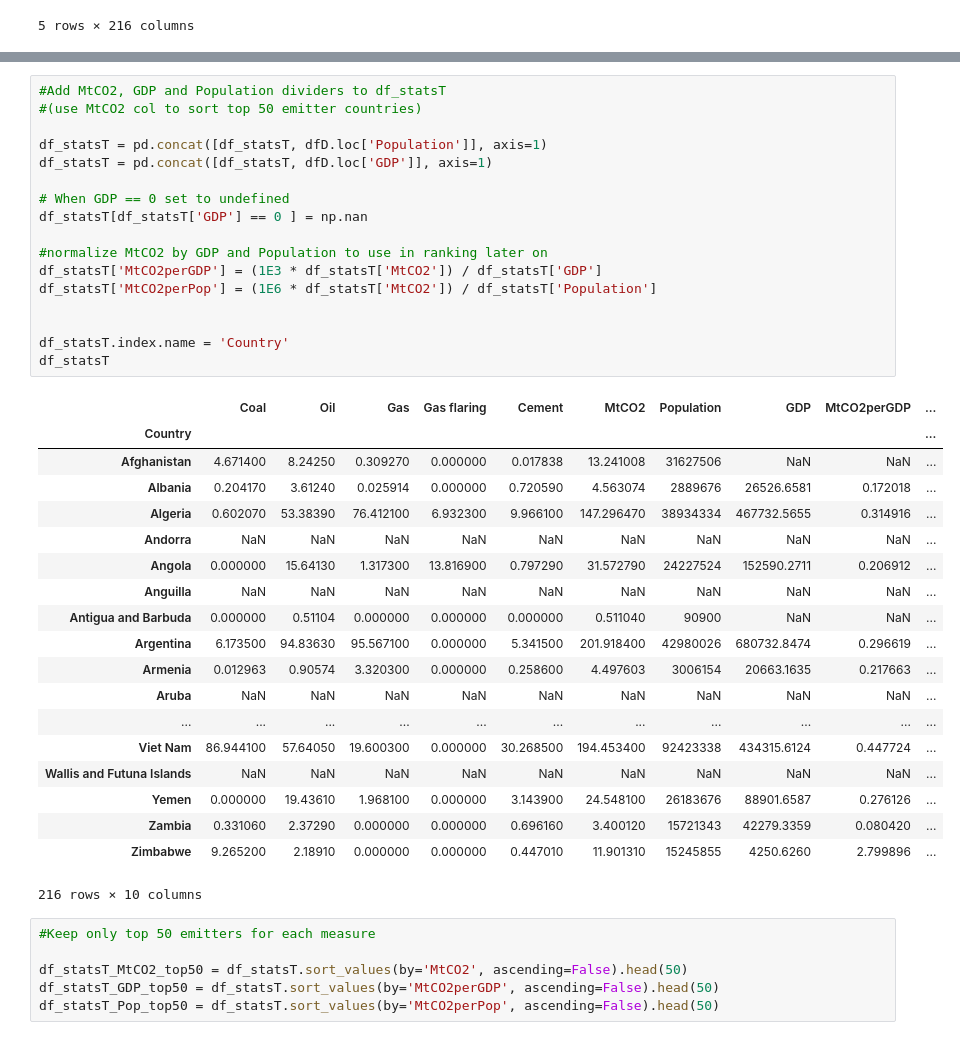
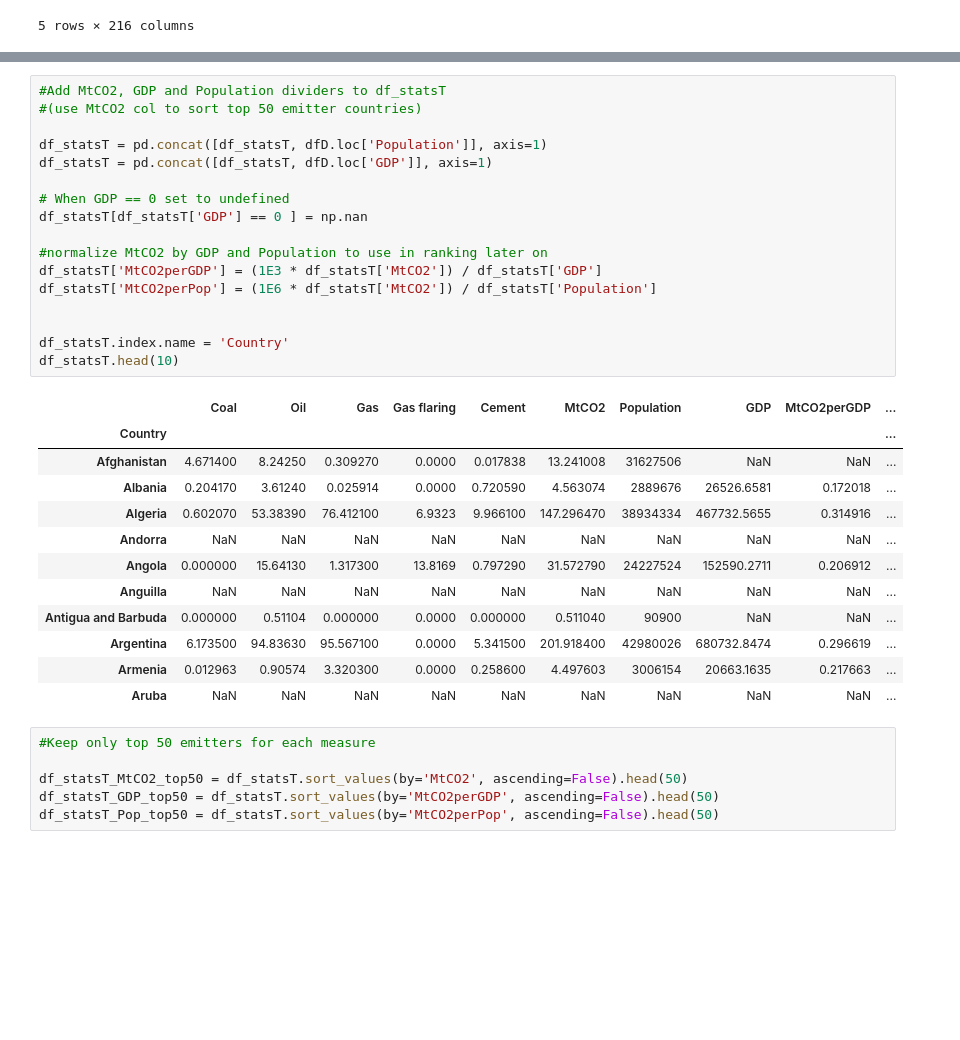
Before and after one commit to KatiRG/CO2Sankey, a Jupyter notebook: Build_countriesonly_stackedbar.ipynb, the cells around one changed output, grey strips where cells are left out. Saved outputs shown, nothing was run; the diff lists cells and outputs as text; blank space fills up the shorter version.

```diff
--- a/Build_countriesonly_stackedbar.ipynb
+++ b/Build_countriesonly_stackedbar.ipynb
@@ -148,40 +144,33 @@ df_statsT
 # %%
 #Add MtCO2, GDP and Population dividers to df_statsT
 #(use MtCO2 col to sort top 50 emitter countries)
 
 df_statsT = pd.concat([df_statsT, dfD.loc['Population']], axis=1)
 df_statsT = pd.concat([df_statsT, dfD.loc['GDP']], axis=1)
 
 # When GDP == 0 set to undefined
 df_statsT[df_statsT['GDP'] == 0 ] = np.nan
 
 #normalize MtCO2 by GDP and Population to use in ranking later on
 df_statsT['MtCO2perGDP'] = (1E3 * df_statsT['MtCO2']) / df_statsT['GDP']
 df_statsT['MtCO2perPop'] = (1E6 * df_statsT['MtCO2']) / df_statsT['Population']
 
 
 df_statsT.index.name = 'Country'
-df_statsT
+df_statsT.head(10)
 # %% [output]
 |  | Coal | Oil | Gas | Gas flaring | Cement | MtCO2 | Population | GDP | MtCO2perGDP | ... |
 | Country |  |  |  |  |  |  |  |  |  | ... |
-| Afghanistan | 4.671400 | 8.24250 | 0.309270 | 0.000000 | 0.017838 | 13.241008 | 31627506 | NaN | NaN | ... |
-| Albania | 0.204170 | 3.61240 | 0.025914 | 0.000000 | 0.720590 | 4.563074 | 2889676 | 26526.6581 | 0.172018 | ... |
-| Algeria | 0.602070 | 53.38390 | 76.412100 | 6.932300 | 9.966100 | 147.296470 | 38934334 | 467732.5655 | 0.314916 | ... |
+| Afghanistan | 4.671400 | 8.24250 | 0.309270 | 0.0000 | 0.017838 | 13.241008 | 31627506 | NaN | NaN | ... |
+| Albania | 0.204170 | 3.61240 | 0.025914 | 0.0000 | 0.720590 | 4.563074 | 2889676 | 26526.6581 | 0.172018 | ... |
+| Algeria | 0.602070 | 53.38390 | 76.412100 | 6.9323 | 9.966100 | 147.296470 | 38934334 | 467732.5655 | 0.314916 | ... |
 | Andorra | NaN | NaN | NaN | NaN | NaN | NaN | NaN | NaN | NaN | ... |
-| Angola | 0.000000 | 15.64130 | 1.317300 | 13.816900 | 0.797290 | 31.572790 | 24227524 | 152590.2711 | 0.206912 | ... |
+| Angola | 0.000000 | 15.64130 | 1.317300 | 13.8169 | 0.797290 | 31.572790 | 24227524 | 152590.2711 | 0.206912 | ... |
 | Anguilla | NaN | NaN | NaN | NaN | NaN | NaN | NaN | NaN | NaN | ... |
-| Antigua and Barbuda | 0.000000 | 0.51104 | 0.000000 | 0.000000 | 0.000000 | 0.511040 | 90900 | NaN | NaN | ... |
-| Argentina | 6.173500 | 94.83630 | 95.567100 | 0.000000 | 5.341500 | 201.918400 | 42980026 | 680732.8474 | 0.296619 | ... |
-| Armenia | 0.012963 | 0.90574 | 3.320300 | 0.000000 | 0.258600 | 4.497603 | 3006154 | 20663.1635 | 0.217663 | ... |
+| Antigua and Barbuda | 0.000000 | 0.51104 | 0.000000 | 0.0000 | 0.000000 | 0.511040 | 90900 | NaN | NaN | ... |
+| Argentina | 6.173500 | 94.83630 | 95.567100 | 0.0000 | 5.341500 | 201.918400 | 42980026 | 680732.8474 | 0.296619 | ... |
+| Armenia | 0.012963 | 0.90574 | 3.320300 | 0.0000 | 0.258600 | 4.497603 | 3006154 | 20663.1635 | 0.217663 | ... |
 | Aruba | NaN | NaN | NaN | NaN | NaN | NaN | NaN | NaN | NaN | ... |
-| ... | ... | ... | ... | ... | ... | ... | ... | ... | ... | ... |
-| Viet Nam | 86.944100 | 57.64050 | 19.600300 | 0.000000 | 30.268500 | 194.453400 | 92423338 | 434315.6124 | 0.447724 | ... |
-| Wallis and Futuna Islands | NaN | NaN | NaN | NaN | NaN | NaN | NaN | NaN | NaN | ... |
-| Yemen | 0.000000 | 19.43610 | 1.968100 | 0.000000 | 3.143900 | 24.548100 | 26183676 | 88901.6587 | 0.276126 | ... |
-| Zambia | 0.331060 | 2.37290 | 0.000000 | 0.000000 | 0.696160 | 3.400120 | 15721343 | 42279.3359 | 0.080420 | ... |
-| Zimbabwe | 9.265200 | 2.18910 | 0.000000 | 0.000000 | 0.447010 | 11.901310 | 15245855 | 4250.6260 | 2.799896 | ... |
-216 rows × 10 columns
 # %%
 #Keep only top 50 emitters for each measure
 
```
Also changed, not shown: parts of 12 cells of this notebook, 4 other files.
